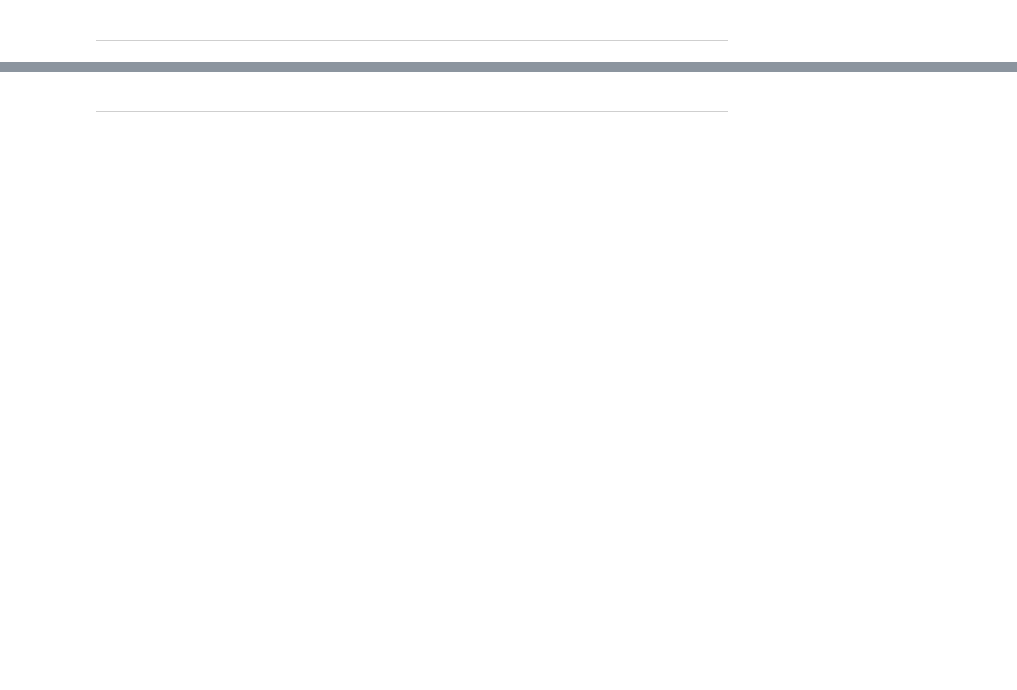
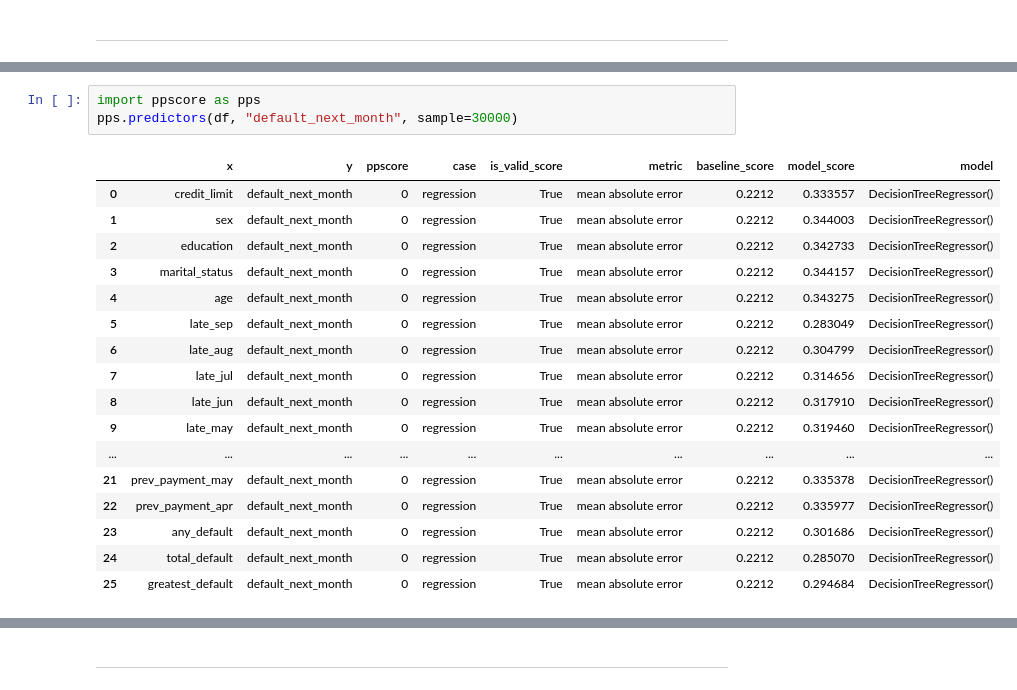
Before and after one commit to frankiesanjana/credit-card-default, a Jupyter notebook: jupyter_notebooks/03_data_analysis.ipynb, the cells around one changed output, grey strips where cells are left out. Saved outputs shown, nothing was run; the diff lists cells and outputs as text; blank space fills up the shorter version.

```diff
--- a/jupyter_notebooks/03_data_analysis.ipynb
+++ b/jupyter_notebooks/03_data_analysis.ipynb
@@ -212,0 +216,21 @@ However, before proceeding with this analysis, we can also assess the Predictive
+# %%
+import ppscore as pps
+pps.predictors(df, "default_next_month", sample=30000)
+# %% [output]
+|  | x | y | ppscore | case | is_valid_score | metric | baseline_score | model_score | model |
+| 0 | credit_limit | default_next_month | 0 | regression | True | mean absolute error | 0.2212 | 0.333557 | DecisionTreeRegressor() |
+| 1 | sex | default_next_month | 0 | regression | True | mean absolute error | 0.2212 | 0.344003 | DecisionTreeRegressor() |
+| 2 | education | default_next_month | 0 | regression | True | mean absolute error | 0.2212 | 0.342733 | DecisionTreeRegressor() |
+| 3 | marital_status | default_next_month | 0 | regression | True | mean absolute error | 0.2212 | 0.344157 | DecisionTreeRegressor() |
+| 4 | age | default_next_month | 0 | regression | True | mean absolute error | 0.2212 | 0.343275 | DecisionTreeRegressor() |
+| 5 | late_sep | default_next_month | 0 | regression | True | mean absolute error | 0.2212 | 0.283049 | DecisionTreeRegressor() |
+| 6 | late_aug | default_next_month | 0 | regression | True | mean absolute error | 0.2212 | 0.304799 | DecisionTreeRegressor() |
+| 7 | late_jul | default_next_month | 0 | regression | True | mean absolute error | 0.2212 | 0.314656 | DecisionTreeRegressor() |
+| 8 | late_jun | default_next_month | 0 | regression | True | mean absolute error | 0.2212 | 0.317910 | DecisionTreeRegressor() |
+| 9 | late_may | default_next_month | 0 | regression | True | mean absolute error | 0.2212 | 0.319460 | DecisionTreeRegressor() |
+| ... | ... | ... | ... | ... | ... | ... | ... | ... | ... |
+| 21 | prev_payment_may | default_next_month | 0 | regression | True | mean absolute error | 0.2212 | 0.335378 | DecisionTreeRegressor() |
+| 22 | prev_payment_apr | default_next_month | 0 | regression | True | mean absolute error | 0.2212 | 0.335977 | DecisionTreeRegressor() |
+| 23 | any_default | default_next_month | 0 | regression | True | mean absolute error | 0.2212 | 0.301686 | DecisionTreeRegressor() |
+| 24 | total_default | default_next_month | 0 | regression | True | mean absolute error | 0.2212 | 0.285070 | DecisionTreeRegressor() |
+| 25 | greatest_default | default_next_month | 0 | regression | True | mean absolute error | 0.2212 | 0.294684 | DecisionTreeRegressor() |
```
Also changed, not shown: parts of 9 cells of this notebook.
